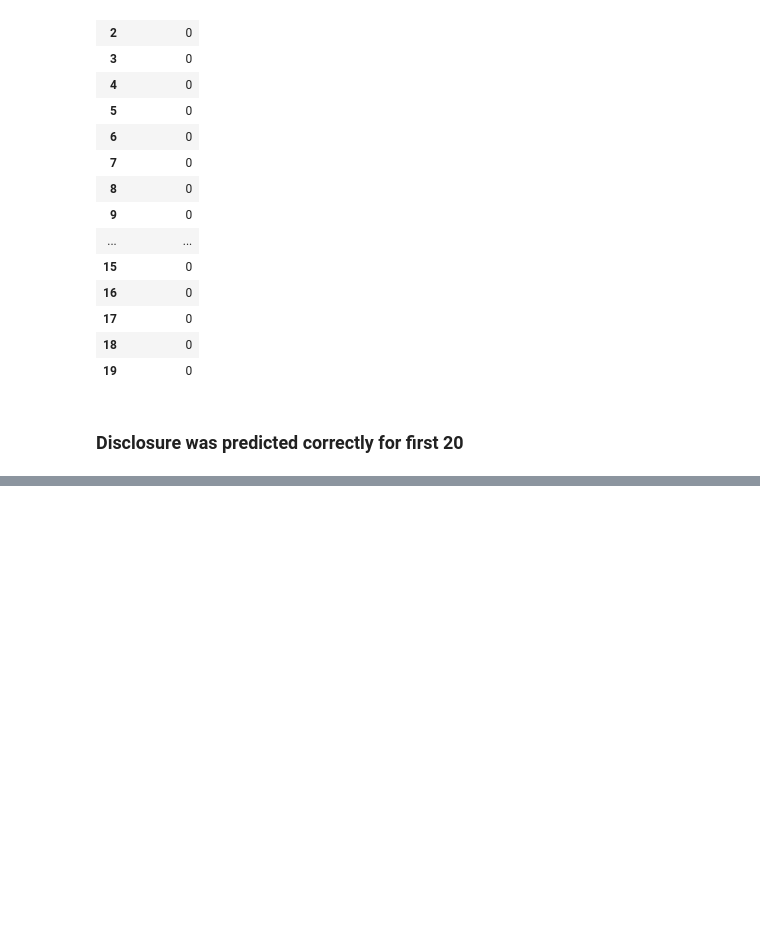
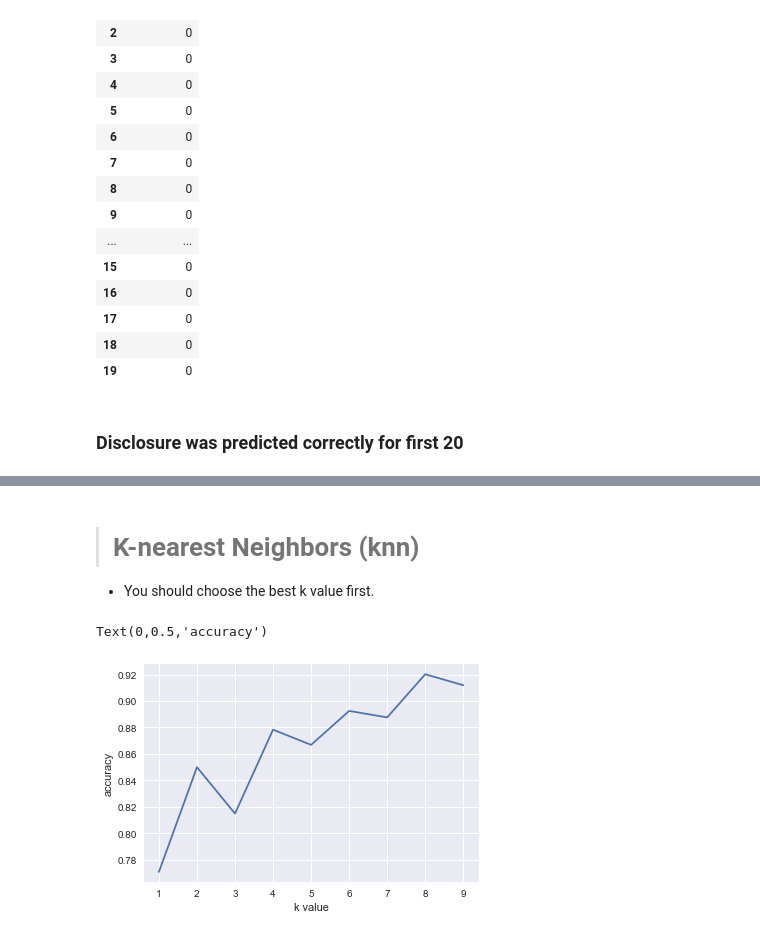
Before and after one commit to dmrod01/Capstone, a Jupyter notebook: Data Analytics Model Building Descriptive Analytics Supervised 2.ipynb, the cells around one changed output, grey strips where cells are left out. Saved outputs shown, nothing was run; the diff lists cells and outputs as text; code cells hidden in the pictures; blank space fills up the shorter version.

```diff
--- a/Data Analytics Model Building Descriptive Analytics Supervised 2.ipynb
+++ b/Data Analytics Model Building Descriptive Analytics Supervised 2.ipynb
@@ -658,0 +845,19 @@ df_score.head()
+# %% [markdown]
+> # K-nearest Neighbors (knn)
+- You should choose the best k value first.
+# %%
+# search for an optimal value of K
+k_range = range(1, 10)
+scores = []
+for k in k_range:
+    knn = KNeighborsClassifier(n_neighbors=k)
+    scores.append(np.mean(cross_val_score(knn, X, y, cv=10, scoring='accuracy')))
+
+# plot the K values (x-axis) versus the 10-fold CV score (y-axis)
+plt.figure()
+plt.plot(k_range, scores)
+plt.xlabel('k value')
+plt.ylabel('accuracy')
+# %% [output]
+Text(0,0.5,'accuracy')
+[figure, added]
```
Also changed, not shown: parts of 63 cells of this notebook.
